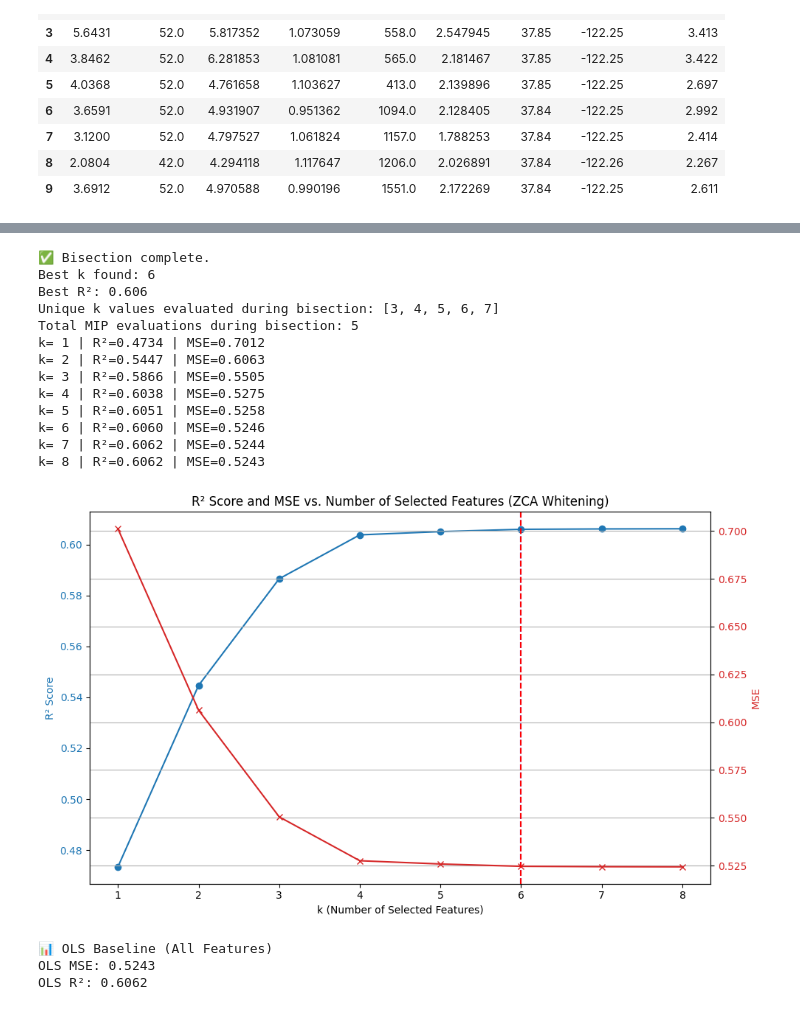
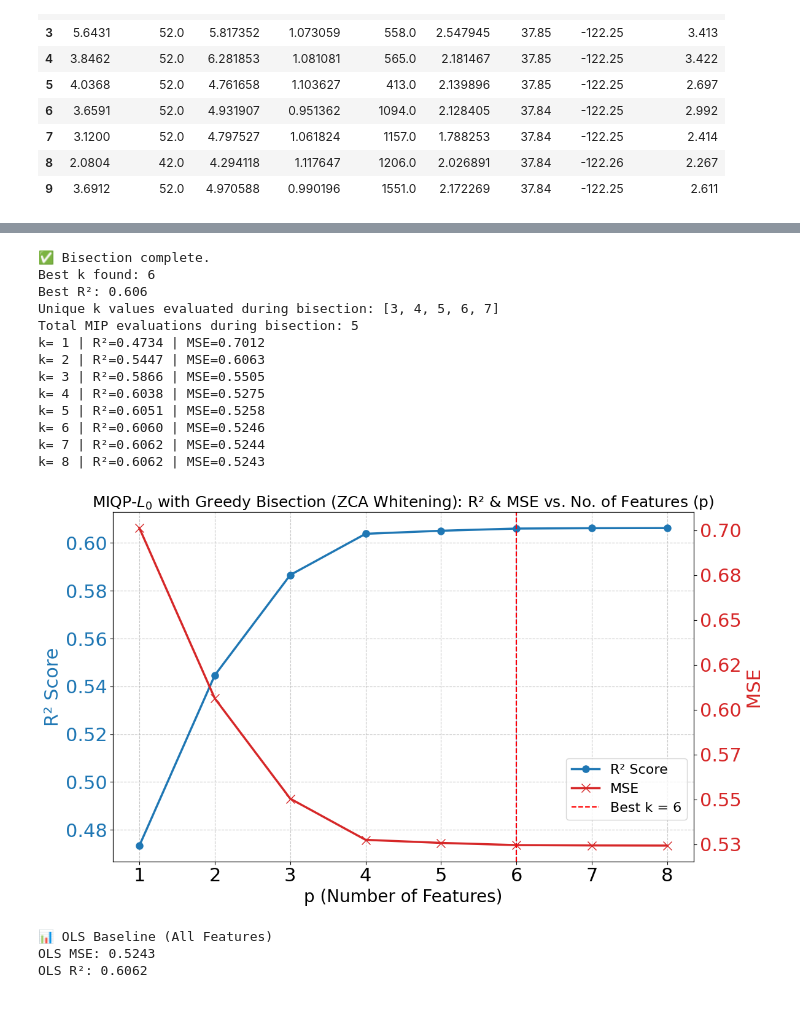
Before and after one commit to muhammadajlal/Modelling-Seminar-Data-Science, a Jupyter notebook: MIQP-Model.ipynb, the cells around one changed output, grey strips where cells are left out. Drawn from its saved outputs; the diff is of its cells as text; code cells hidden in the pictures.

Commit message:
add graph title and adjust font sizes

```diff
--- a/MIQP-Model.ipynb
+++ b/MIQP-Model.ipynb
@@ -741,48 +862,89 @@ for k in k_values:
     r2, mse = evaluate_k(k)
     r2_scores.append(r2)
     mse_scores.append(mse)
     print(f"k={k:2d} | R²={r2:.4f} | MSE={mse:.4f}")
 
 # -------------------------------
 # Step 6: Dual-Axis Plot
 # -------------------------------
-fig, ax1 = plt.subplots(figsize=(10, 6))
+import matplotlib.pyplot as plt
+from matplotlib.ticker import FormatStrFormatter
 
-# Left: R²
+fig, ax1 = plt.subplots(figsize=(12, 7))  # Consistent size
+
+# Font sizes
+label_fontsize = 22
+tick_fontsize = 22
+title_fontsize = 18
+axis_Label_fontsize = 20
+
+# Left axis: R²
 color = 'tab:blue'
-ax1.set_xlabel('k (Number of Selected Features)')
-ax1.set_ylabel('R² Score', color=color)
-ax1.plot(k_values, r2_scores, color=color, marker='o', label='R² Score')
-ax1.tick_params(axis='y', labelcolor=color)
-ax1.axvline(best_k, color='blue', linestyle='--', label=f'Best k: {best_k}')
+ax1.set_xlabel('p (Number of Features)', fontsize=axis_Label_fontsize)
+ax1.set_ylabel('R² Score', color=color, fontsize=label_fontsize)
+r2_line, = ax1.plot(
+    k_values, r2_scores,
+    color=color, marker='o', markersize=8, linewidth=2.5, label='R² Score'
+)
+ax1.tick_params(axis='y', labelcolor=color, labelsize=tick_fontsize)
+ax1.tick_params(axis='x', labelsize=tick_fontsize)
 
-# Right: MSE
+# Vertical line for best_k on left axis (blue, not used in legend)
+ax1.axvline(best_k, color='blue', linestyle='--')
+
+# Right axis: MSE
 ax2 = ax1.twinx()
 color = 'tab:red'
-ax2.set_ylabel('MSE', color=color)
-ax2.plot(k_values, mse_scores, color=color, marker='x', label='MSE')
-ax2.tick_params(axis='y', labelcolor=color)
-ax2.axvline(best_k, color='red', linestyle='--')
+ax2.set_ylabel('MSE', color=color, fontsize=label_fontsize)
+mse_line, = ax2.plot(
+    k_values, mse_scores,
+    color=color, marker='x', markersize=10, linewidth=2.5, label='MSE'
+)
+ax2.tick_params(axis='y', labelcolor=color, labelsize=tick_fontsize)
 
-plt.title('R² Score and MSE vs. Number of Selected Features (ZCA Whitening)')
+# Vertical line for best_k on right axis (red — this will go in the legend)
+best_k_line = ax2.axvline(best_k, color='red', linestyle='--', label=f'Best p = {best_k}')
+
+# Format MSE y-axis ticks to 2 decimal places
+ax2.yaxis.set_major_formatter(FormatStrFormatter('%.2f'))
+
+plt.title(
+    'MIQP-$L_{0}$ with Greedy Bisection (ZCA Whitening): R² & MSE vs. No. of Features (p)',
+    fontsize=title_fontsize
+)
+
+# ✅ Combine handles: R², MSE, and the red best_k line
+lines = [r2_line, mse_line, best_k_line]
+labels = [line.get_label() for line in lines]
+
+# ✅ Legend in lower right, shifted upward by ~5% of figure height
+ax1.legend(
+    lines, labels,
+    loc='lower right',
+    bbox_to_anchor=(1, 0.10),  # (x, y) — decrease y to lower, increase y to raise
+    fontsize=16,
+    frameon=True
+)
+
 fig.tight_layout()
-plt.grid(True)
+ax1.grid(True, which='both', linestyle='--', alpha=0.7)
+
 plt.show()
 # %% [output]
 ✅ Bisection complete.
 Best k found: 6
 Best R²: 0.606
 Unique k values evaluated during bisection: [3, 4, 5, 6, 7]
 Total MIP evaluations during bisection: 5
 k= 1 | R²=0.4734 | MSE=0.7012
 k= 2 | R²=0.5447 | MSE=0.6063
 k= 3 | R²=0.5866 | MSE=0.5505
 k= 4 | R²=0.6038 | MSE=0.5275
 k= 5 | R²=0.6051 | MSE=0.5258
 k= 6 | R²=0.6060 | MSE=0.5246
 k= 7 | R²=0.6062 | MSE=0.5244
 k= 8 | R²=0.6062 | MSE=0.5243
-[figure, old version]
+[figure, new version]
 # %%
 from sklearn.linear_model import LinearRegression
 from sklearn.metrics import mean_squared_error, r2_score
```
Also changed, not shown: parts of 12 cells of this notebook.
